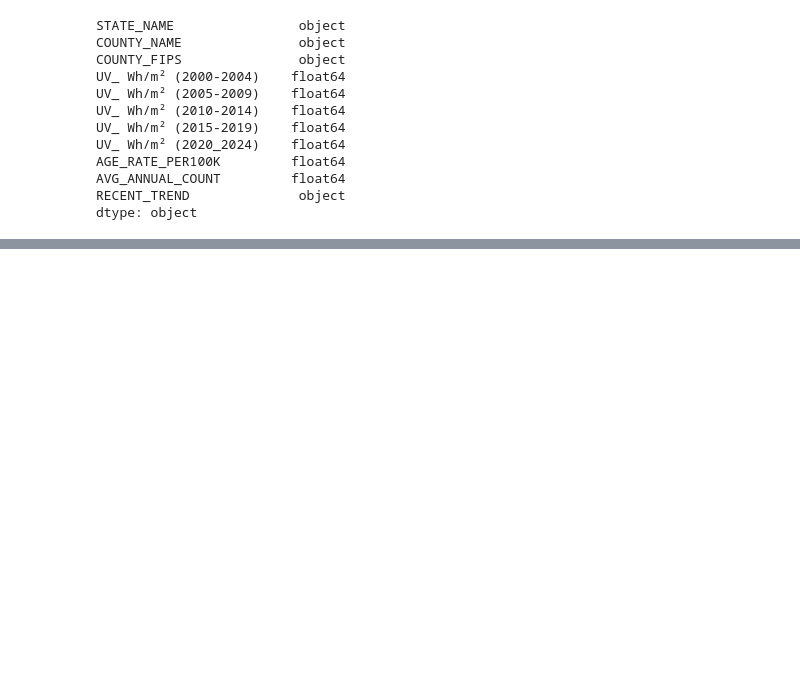
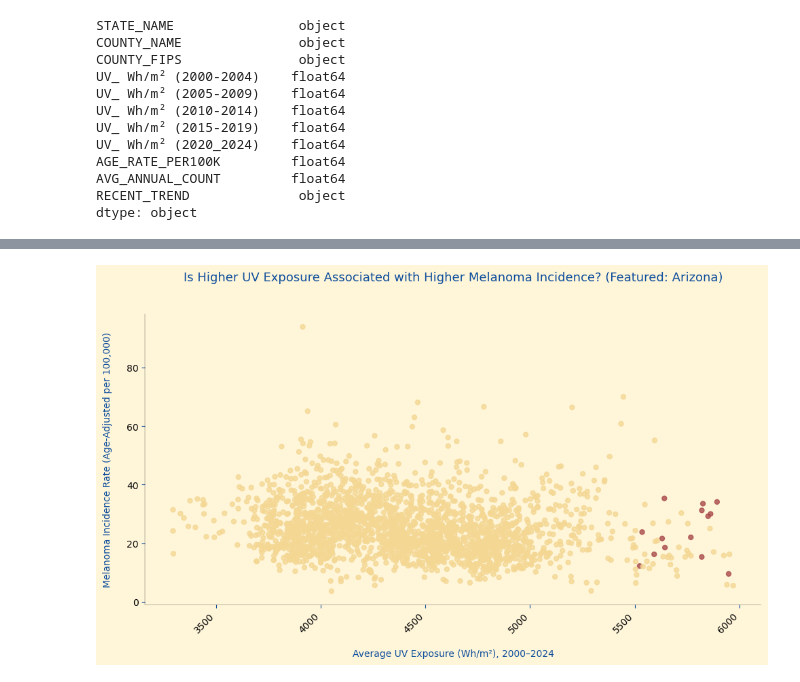
Before and after one commit to brevans25/uv-exposure-melanoma-analysis, a Jupyter notebook: notebooks/uv-exposure-melanoma-analysis.ipynb, the cells around one changed output, grey strips where cells are left out. Cells and saved outputs as stored; diff of their text form; code cells hidden in the pictures; blank space fills up the shorter version.

```diff
--- a/notebooks/uv-exposure-melanoma-analysis.ipynb
+++ b/notebooks/uv-exposure-melanoma-analysis.ipynb
@@ -199,0 +373,44 @@ dtype: object
+# %%
+plt.figure(figsize=(10, 6), facecolor = '#FFF6DA')
+
+featured_state = avg_uv_states_25yr.sort_values(ascending=False).head(1).index[0]
+
+colors = ["#A94A4A" if state == featured_state else "#F4D793" for state in merged_df["STATE_NAME"]]
+
+plt.scatter(
+    merged_df[[
+        'UV_ Wh/m² (2000-2004)',
+        'UV_ Wh/m² (2005-2009)',
+        'UV_ Wh/m² (2010-2014)',
+        'UV_ Wh/m² (2015-2019)',
+        'UV_ Wh/m² (2020_2024)'
+    ]].mean(axis=1),
+
+    merged_df["AGE_RATE_PER100K"],
+
+    color=colors,
+    alpha=0.8,
+    s=25
+)
+
+plt.xlabel("Average UV Exposure (Wh/m²), 2000–2024", color = "#0E4E9C", labelpad = 15) # fixing padding around the axis labels
+plt.ylabel("Melanoma Incidence Rate (Age-Adjusted per 100,000)", color = "#0E4E9C", labelpad = 15)
+plt.xticks(rotation=45, ha="right")
+
+ax = plt.gca()
+ax.spines["top"].set_visible(False)
+ax.spines["right"].set_visible(False)
+ax.tick_params(color = "#0E4E9C") # Tiny markers on the axis
+ax.set_facecolor("#FFF6DA")
+ax.set_title(f"Is Higher UV Exposure Associated with Higher Melanoma Incidence? (Featured: {featured_state})", fontsize = 13, color = "#0E4E9C", pad = 35)
+
+for spine in ax.spines.values():
+    spine.set_linewidth(0.25)
+    spine.set_alpha(0.8)
+
+
+plt.tight_layout()
+
+plt.show()
+# %% [output]
+[figure, added]
```
Also changed, not shown: parts of 18 cells of this notebook.
